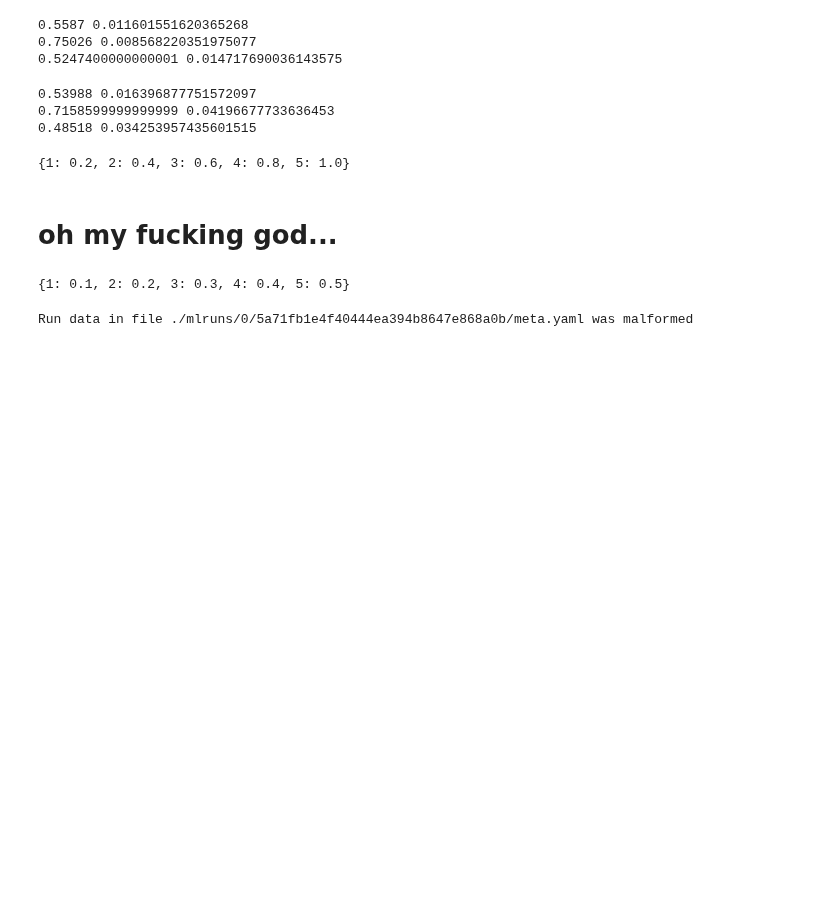
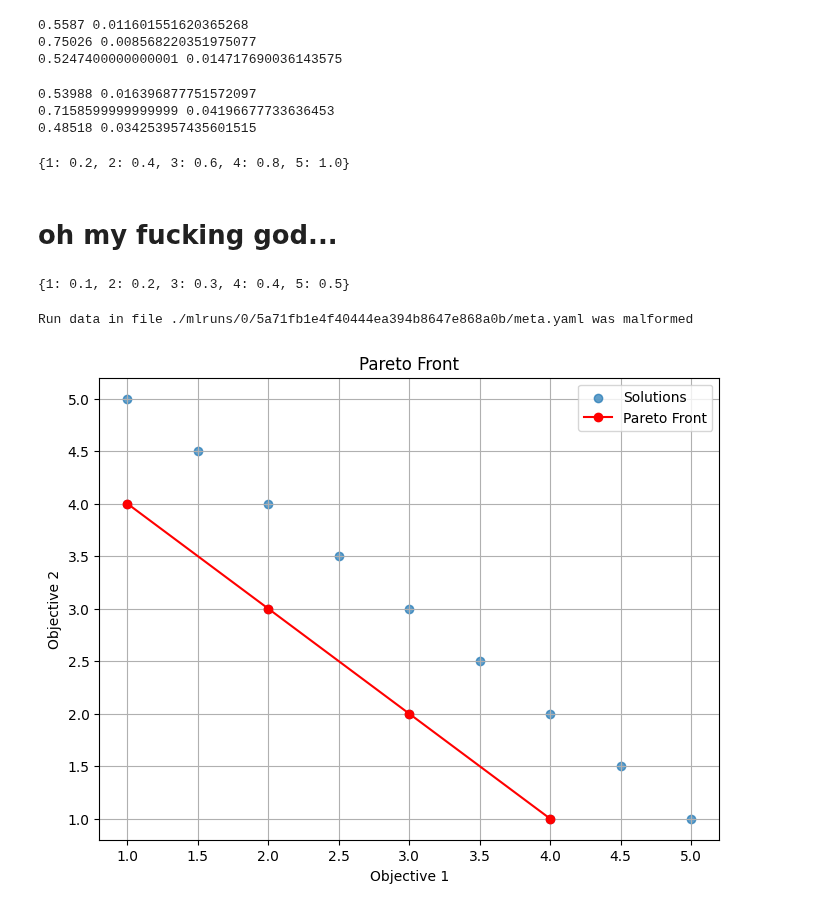
Before and after one commit to MatthewChen37/EEG-Foundation-Model, a Jupyter notebook: playground.ipynb, the cells around one changed output. Saved outputs shown, nothing was run; the diff lists cells and outputs as text; code cells hidden in the pictures; blank space fills up the shorter version.

```diff
--- a/playground.ipynb
+++ b/playground.ipynb
@@ -2475,0 +2498,28 @@ Run data in file ./mlruns/0/5a71fb1e4f40444ea394b8647e868a0b/meta.yaml was malfo
+# %%
+def is_pareto_efficient(data):
+    """Find the Pareto-efficient points from a set of points."""
+    is_efficient = np.ones(data.shape[0], dtype = bool)
+    for i, point in enumerate(data):
+        if is_efficient[i]:
+            is_efficient[is_efficient] = np.any(data[is_efficient]>point, axis=1) # Remove dominated points
+            is_efficient[i] = True # Keep self
+    return is_efficient
+
+pareto_mask = is_pareto_efficient(data)
+pareto_front = data[pareto_mask]
+# %%
+# Sort Pareto front for plotting
+pareto_front = pareto_front[np.argsort(-pareto_front[:,0])]
+
+plt.figure(figsize=(8, 6))
+plt.scatter(-data[:, 0], -data[:, 1], label='Solutions', alpha=0.7)
+plt.plot(-pareto_front[:, 0], -pareto_front[:, 1], marker='o', color='red', label='Pareto Front')
+
+plt.xlabel('Objective 1')
+plt.ylabel('Objective 2')
+plt.title('Pareto Front')
+plt.legend()
+plt.grid(True)
+plt.show()
+# %% [output]
+[figure, added]
```
Also changed, not shown: parts of 1 cell of this notebook, 6 other files.
